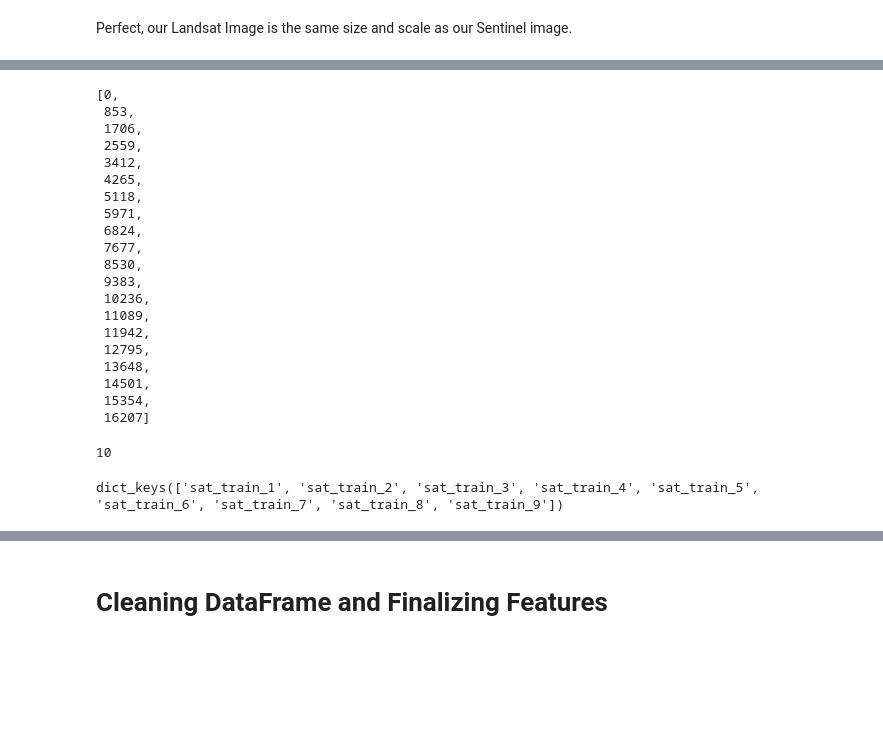
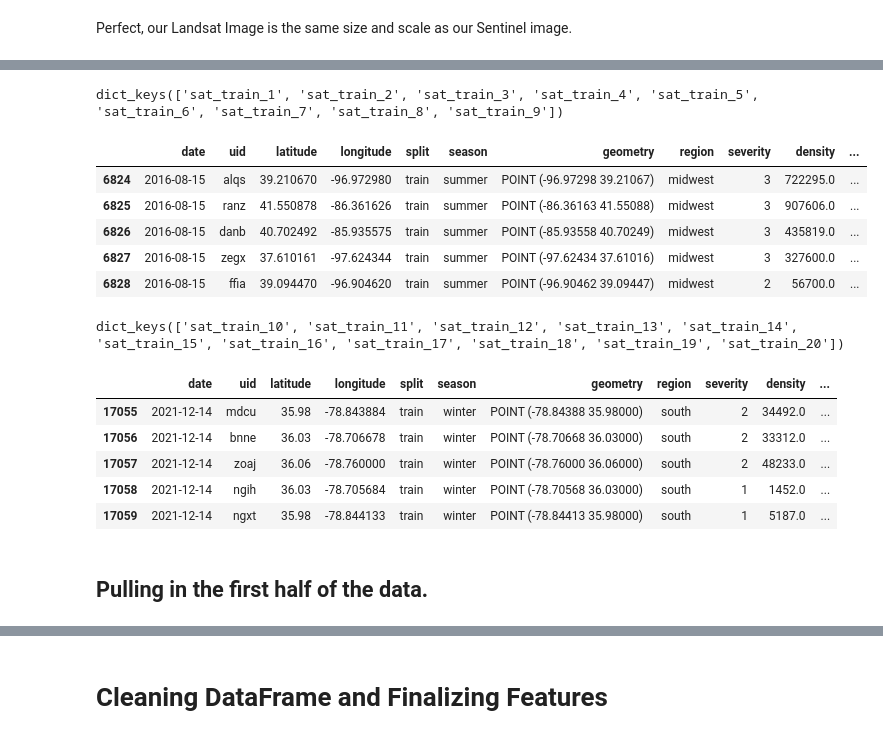
Before and after one commit to mduncan23/Predicting-Harmful-Algal-Blooms, a Jupyter notebook: best_notebook.ipynb, the cells around one changed output, grey strips where cells are left out. Saved outputs shown, nothing was run; the diff lists cells and outputs as text; code cells hidden in the pictures; blank space fills up the shorter version.

Commit message:
modeling before second pull

```diff
--- a/best_notebook.ipynb
+++ b/best_notebook.ipynb
@@ -1488,28 +1348,2 @@ catalog = Client.open(
 # %%
 all_train = list(np.arange(0, len(sat_train), 853))
-all_train
-# %% [output]
-[0,
- 853,
- 1706,
- 2559,
- 3412,
- 4265,
- 5118,
- 5971,
- 6824,
- 7677,
- 8530,
- 9383,
- 10236,
- 11089,
- 11942,
- 12795,
- 13648,
- 14501,
- 15354,
- 16207]
-# %%
-int(len(all_train)/2)
-# %% [output]
-10
@@ -1519,11 +1350,42 @@ second_half = all_train[int(len(all_train)/2):]
 # %%
+first_half = all_train[:int(len(all_train)/2)]
+
 first_half_dict = {}
 for batch in range(1, len(first_half)):
     first_half_dict[f'sat_train_{batch}'] = sat_train[first_half[batch-1]:first_half[batch]]
+
+first_half_dict.keys()
+# %% [output]
+dict_keys(['sat_train_1', 'sat_train_2', 'sat_train_3', 'sat_train_4', 'sat_train_5', 'sat_train_6', 'sat_train_7', 'sat_train_8', 'sat_train_9'])
-# %%
-first_half_dict.keys()
-# %% [output]
-dict_keys(['sat_train_1', 'sat_train_2', 'sat_train_3', 'sat_train_4', 'sat_train_5', 'sat_train_6', 'sat_train_7', 'sat_train_8', 'sat_train_9'])
+# %%
+first_half_dict['sat_train_9'].head()
+# %% [output]
+|  | date | uid | latitude | longitude | split | season | geometry | region | severity | density | ... |
+| 6824 | 2016-08-15 | alqs | 39.210670 | -96.972980 | train | summer | POINT (-96.97298 39.21067) | midwest | 3 | 722295.0 | ... |
+| 6825 | 2016-08-15 | ranz | 41.550878 | -86.361626 | train | summer | POINT (-86.36163 41.55088) | midwest | 3 | 907606.0 | ... |
+| 6826 | 2016-08-15 | danb | 40.702492 | -85.935575 | train | summer | POINT (-85.93558 40.70249) | midwest | 3 | 435819.0 | ... |
+| 6827 | 2016-08-15 | zegx | 37.610161 | -97.624344 | train | summer | POINT (-97.62434 37.61016) | midwest | 3 | 327600.0 | ... |
+| 6828 | 2016-08-15 | ffia | 39.094470 | -96.904620 | train | summer | POINT (-96.90462 39.09447) | midwest | 2 | 56700.0 | ... |
+# %%
+all_train.append(len(sat_train))
+second_half = all_train[9:]
+
+second_half_dict = {}
+for batch in range(10, len(second_half)+9):
+    second_half_dict[f'sat_train_{batch}'] = sat_train[second_half[batch-10]:second_half[batch-9]]
+
+second_half_dict.keys()
+# %% [output]
+dict_keys(['sat_train_10', 'sat_train_11', 'sat_train_12', 'sat_train_13', 'sat_train_14', 'sat_train_15', 'sat_train_16', 'sat_train_17', 'sat_train_18', 'sat_train_19', 'sat_train_20'])
+# %%
+second_half_dict['sat_train_20'].tail()
+# %% [output]
+|  | date | uid | latitude | longitude | split | season | geometry | region | severity | density | ... |
+| 17055 | 2021-12-14 | mdcu | 35.98 | -78.843884 | train | winter | POINT (-78.84388 35.98000) | south | 2 | 34492.0 | ... |
+| 17056 | 2021-12-14 | bnne | 36.03 | -78.706678 | train | winter | POINT (-78.70668 36.03000) | south | 2 | 33312.0 | ... |
+| 17057 | 2021-12-14 | zoaj | 36.06 | -78.760000 | train | winter | POINT (-78.76000 36.06000) | south | 2 | 48233.0 | ... |
+| 17058 | 2021-12-14 | ngih | 36.03 | -78.705684 | train | winter | POINT (-78.70568 36.03000) | south | 1 | 1452.0 | ... |
+| 17059 | 2021-12-14 | ngxt | 35.98 | -78.844133 | train | winter | POINT (-78.84413 35.98000) | south | 1 | 5187.0 | ... |
 # %%
 # 2.5 mins first message
 #
@@ -1532,3 +1394,5 @@ dict_keys(['sat_train_1', 'sat_train_2', 'sat_train_3', 'sat_train_4', 'sat_trai
 
 ### THIS WORKED!! Commenting it out because I'm gonna try the big loop below
 # first_try_df = get_sat_to_features(first_half_dict['sat_train_1'])
+# %% [markdown]
+## Pulling in the first half of the data.
```
Also changed, not shown: parts of 104 cells of this notebook.
